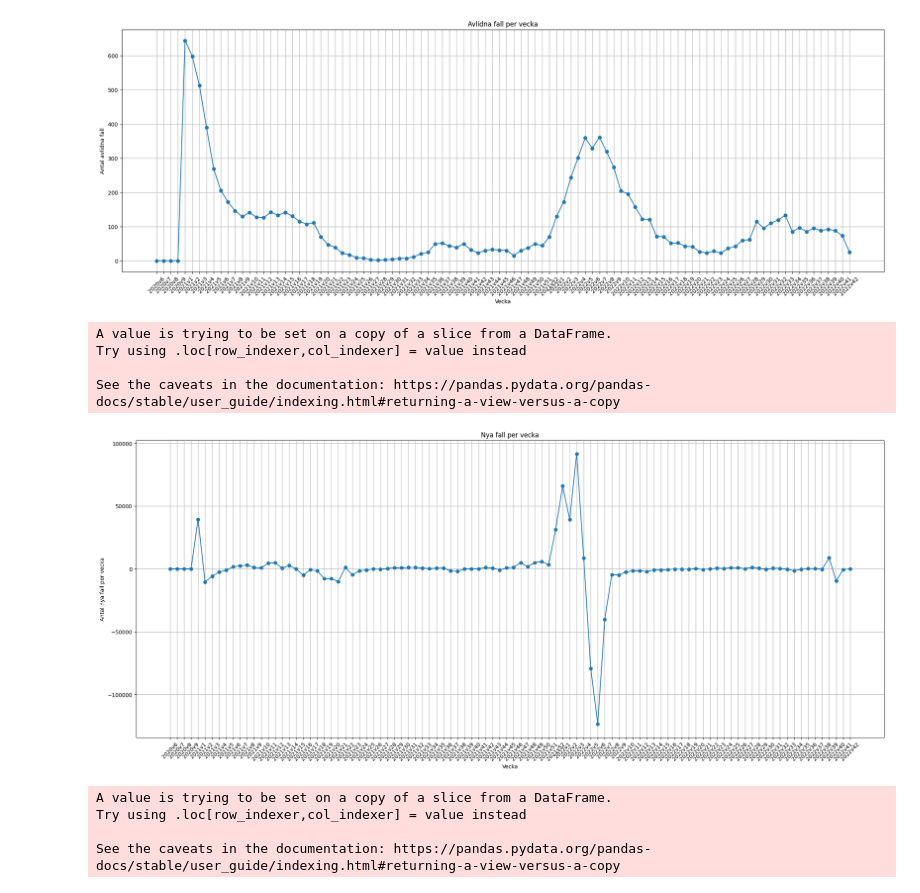
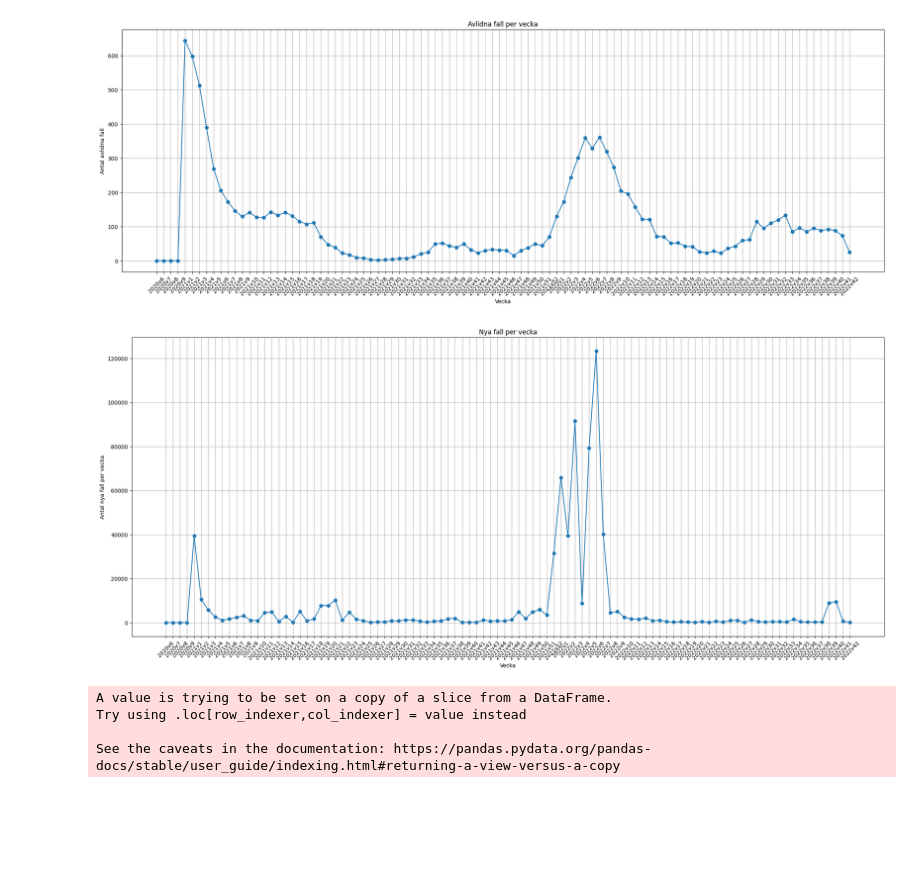
Before and after one commit to SFredin1/Databehandling-AI23-SEBASTIAN-FREDIN, a Jupyter notebook: Labb/Labb.ipynb, the cells around one changed output. Cells and saved outputs as stored; diff of their text form; code cells hidden in the pictures; blank space fills up the shorter version.

Commit message:
Update, Uppgift d)

```diff
--- a/Labb/Labb.ipynb
+++ b/Labb/Labb.ipynb
@@ -167,34 +167,25 @@ fig.write_html(html_path)
 
 fig.show()
 # %%
-# Uppgift d)
-# Draw line graph showing new cases per week, 2020v6 to now (matplotlib)
+# # Uppgift d)
+# # Draw line graph showing new cases per week, 2020v6 to now (matplotlib)
 
-start_week = "2020v6"
-end_week = fhm_covid["Vecka"].max()
-
-fhm_covid_filtered = fhm_covid[fhm_covid["Vecka"] >= start_week]
-
-# Calculate new cases per week
-fhm_covid_filtered.loc[:, "Nya_fall_per_vecka"] = fhm_covid_filtered["Antal_fall_vecka"].diff().fillna(0)
+# Calculate new cases per week and take the absolute value
+fhm_covid_filtered.loc[:, "Nya_fall_per_vecka"] = fhm_covid_filtered["Antal_fall_vecka"].diff().fillna(0).abs()
 
 # Create line graph
 plt.figure(figsize=(25, 10))
 
 plt.plot(fhm_covid_filtered["Vecka"], fhm_covid_filtered["Nya_fall_per_vecka"], marker='o', linestyle='-')
 plt.title("Nya fall per vecka")
 plt.xlabel("Vecka")
 plt.xticks(rotation=45)
 plt.ylabel("Antal nya fall per vecka")
 plt.grid(True)
 plt.savefig("../Labb/Visualiseringar/uppgift1_d).png")
 plt.show()
 # %% [output]
-A value is trying to be set on a copy of a slice from a DataFrame.
-Try using .loc[row_indexer,col_indexer] = value instead
-
-See the caveats in the documentation: https://pandas.pydata.org/pandas-docs/stable/user_guide/indexing.html#returning-a-view-versus-a-copy
-[figure, old version]
+[figure, new version]
 # %%
 # Uppgift d)
 # Draw line graph showing new cases per week, 2020v6 to now (plotly)
```
Also changed, not shown: parts of 2 cells of this notebook.
